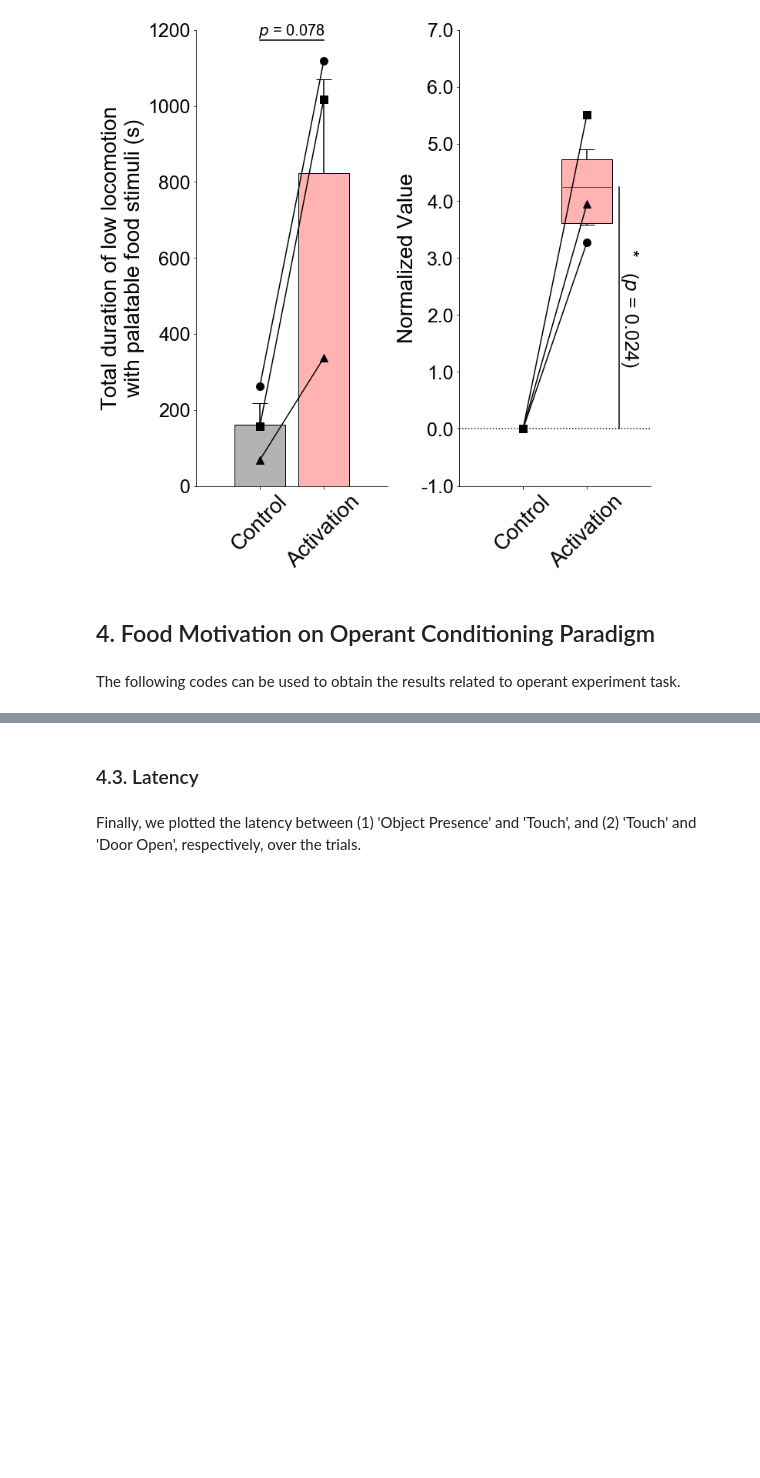
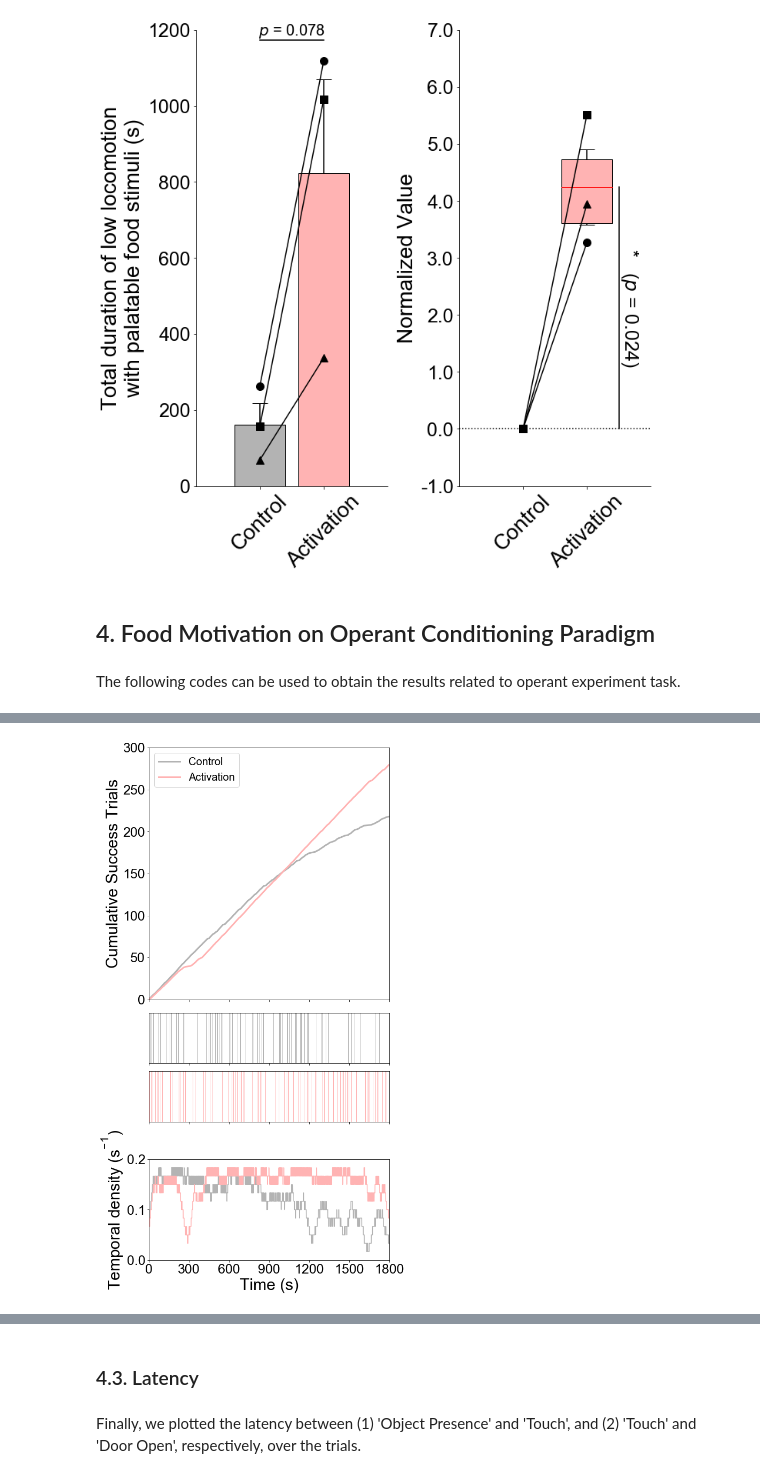
Before and after one commit to Gavroche11/Monkey_chemogenetics, a Jupyter notebook: test.ipynb, the cells around one changed output, grey strips where cells are left out. Cells and saved outputs as stored; diff of their text form; code cells hidden in the pictures; blank space fills up the shorter version.

```diff
--- a/test.ipynb
+++ b/test.ipynb
@@ -19,13 +19,13 @@ We measured three behaviors ("Approach hands to food (n)," "Bring the food to th
 # %%
 cases = [(i, j) for i in ['A', 'B', 'C'] for j in ['activation', 'control']]
-filenames = ['Examples/Palatable_DLC_Monkey{}_{}.csv'.format(i, j) for (i, j) in cases]
+filenames = ['Examples/Palatable/Palatable_DLC_Monkey{}_{}.csv'.format(i, j) for (i, j) in cases]
 
 crit = 0.25
 filter = 360
 latency = 36
 dur = 36
 
-log = pd.read_csv('Examples/Palatable_Log_Example1.csv', index_col=0)
+log = pd.read_csv('Examples/Palatable/Palatable_Log_Example1.csv', index_col=0)
 
 num_in = []
 num_out = []
@@ -36,7 +36,7 @@ bhv = 'Approach hands to food (from tray)'
 
 for (case, filepath) in zip(cases, filenames):
     df = pd.read_csv(filepath, index_col=0, header=[1, 2], skiprows=0)
-    manual = (log.loc[(log[['Cycle', 'Subject', 'activation / control', 'behavior']] == ('3cycle', *case, bhv)).all(axis=1), 'Time_Relative_sf'].values * 24.0).astype(int)
+    manual = (log.loc[(log[['Cycle', 'Subject', 'activation / control', 'Behavior']] == ('3cycle', *case, bhv)).all(axis=1), 'Time_Relative_sf'].values * 24.0).astype(int)
 
     in_count, out_count = get_foc_behaviors_count(df, manual, crit, filter, latency, dur)
     num_in.append(in_count)
@@ -79,7 +81,7 @@ We measured three behaviors ("Tray Approach (n)," and "Bout (n)" and ""Duration
 * `tray-hand dist` is the threshold distance between the tray and hand, which is a criterion for "Tray Approach."
 * `tray-mouth dist` is the threshold distance between the tray and mouth, which is a criterion for "Bout."
 # %%
-params_df = pd.read_csv('Examples/Palatable_DLC_params.csv', index_col=[0, 1], header=0)
+params_df = pd.read_csv('Examples/Palatable/Palatable_DLC_params.csv', index_col=[0, 1], header=0)
 params_df
 # %% [output]
 |  |  | fz x | trayx | trayy | tray-hand dist | tray-mouth dist |
@@ -93,7 +95,7 @@ params_df
 Based on those parameters, we computed each index for each video. Refer to `helper.py` for the detailed description of each function.
 # %%
 cases = [(i, j) for i in ['A', 'B', 'C'] for j in ['activation', 'control']]
-filenames = ['Examples/Palatable_DLC_Monkey{}_{}.csv'.format(i, j) for (i, j) in cases]
+filenames = ['Examples/Palatable/Palatable_DLC_Monkey{}_{}.csv'.format(i, j) for (i, j) in cases]
 
 values = np.array([])
 
@@ -188,7 +190,8 @@ draw_picture(data, '', 'Total duration of low locomotion\nwith palatable food st
 # %% [markdown]
 The following codes can be used to obtain the results related to operant experiment task.
 # %%
-files = ['Examples/Operant_control.csv', 'Examples/Operant_activation.csv']
+files = ['Examples/Operant/Operant_control.csv', 'Examples/Operant/Operant_activation.csv']
+files2 = ['Examples/Operant/Operant_anticipatory_noise_control.csv', 'Examples/Operant/Operant_anticipatory_noise_activation.csv']
 colors = [(0.7, 0.7, 0.7, 1.0), (1.0, 0.7, 0.7, 1.0)]
 labels = ['Control', 'Activation']
 # %% [markdown]
@@ -198 +201,71 @@ We first observed the cumulative success trials over time and total number of su
+# %%
+labelprop = arial_fontprop(30, 'bold')
+tickprop = arial_fontprop(25, 'bold')
+legendprop = arial_fontprop(20, 'medium')
+titleprop = arial_fontprop(30, 'bold')
+textprop = arial_fontprop(20, 'medium')
+
+
+params = {'mathtext.default': 'regular' }
+plt.rcParams.update(params)
+fig, axs = plt.subplots(4, 1, figsize=(8, 14.4), constrained_layout=True, gridspec_kw={'height_ratios': [5, 1, 1, 2], 'hspace': 0}, sharex=True)
+
+# fig, ax2 = plt.subplots(figsize=(20, 5))
+
+times = []
+
+for i, (f, color) in enumerate(zip(files, colors)):
+    ax = axs[0]
+    df = pd.read_csv(f, index_col=0, header=[0, 1])
+
+    # df = df[df.columns[:-2]]
+
+    cols = [(a, 'time') for a, _ in np.array(df.columns).reshape(5, 2)[:, 0]]
+    cols1 = np.array(df.columns).reshape(5, 2)
+    cols1[:, 1] = cols
+    df.columns = pd.MultiIndex.from_tuples(cols1.reshape(-1))
+
+    success = (df[('Trial Success', 'time')].dropna().values - df.loc[0, ('Object Presence', 'time')]) / 1000.
+
+    time = np.arange(len(success)+1)
+
+    ax.plot(np.concatenate(([0], success)), time, color=color, linewidth=3, label=labels[i])
+
+    ax = axs[i+1]
+    ax.bar(success, height=1, width=1, color=color)
+    ax.set_yticks([])
+    ax.set_ylim([0, 1])
+
+    ax = axs[3]
+    # ax = ax2
+    td = temporal_density(np.isin(np.arange(18000), np.round(success * 10).astype(int)), 60.0, 10)
+    ax.plot(np.arange(18000) / 10, td, color=color)
+
+
+ax = axs[0]
+
+ax.set_xlim([0, 1800])
+ax.set_yticks(np.linspace(0, 300, 7, endpoint=True, dtype=int))
+ax.set_yticklabels(ax.get_yticks(), fontproperties=tickprop)
+ax.set_ylim([0, 300])
+
+
+ax.set_ylabel('Cumulative Success Trials', fontproperties=labelprop)
+
+ax.legend(prop=legendprop)
+
+ax = axs[3]
+ax.set_xticks(np.linspace(0, 1800, 7, endpoint=True, dtype=int))
+ax.set_xticklabels(ax.get_xticks(), fontproperties=tickprop)
+ax.set_xlabel('Time (s)', fontproperties=labelprop)
+
+ax.set_yticks([0, 0.1, 0.2])
+ax.set_yticklabels(ax.get_yticks(), fontproperties=tickprop)
+ax.set_ylim([0, 0.2])
+ax.set_ylabel('Temporal density (s' + '$^{-1}$' + ')', fontproperties=labelprop)
+
+
+fig.savefig('Figures/Fig 4D,F.png')
+# %% [output]
+[figure, added]
 # %% [markdown]
```
Also changed, not shown: parts of 12 cells of this notebook, 54 other files.
